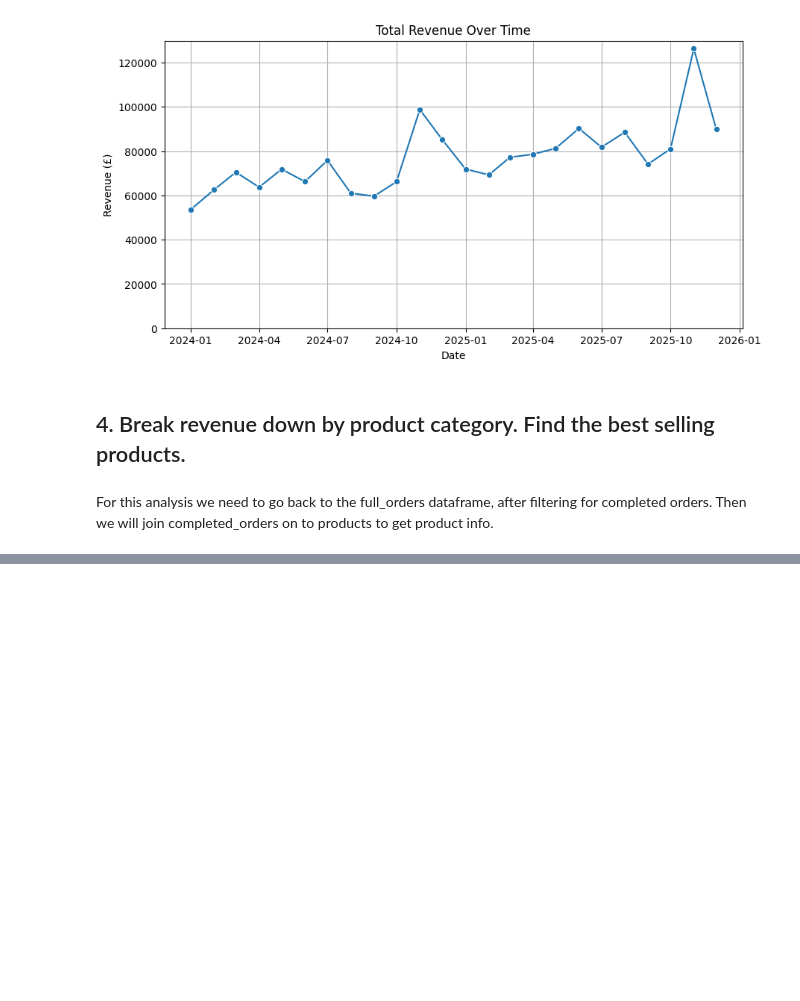
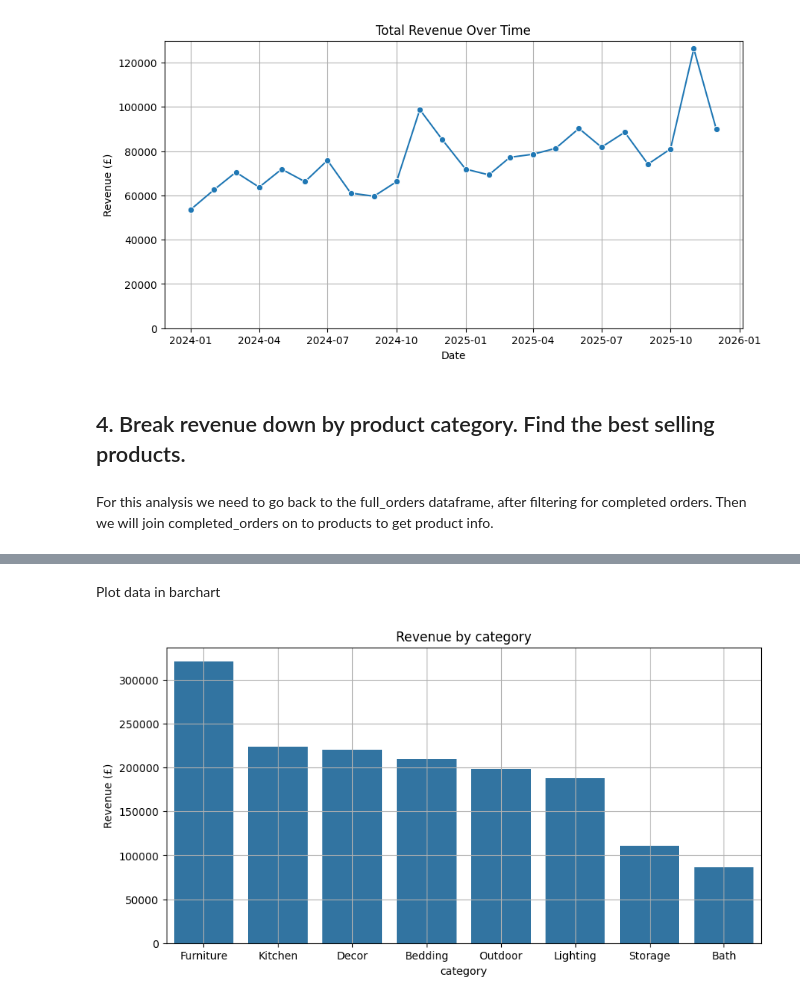
Before and after one commit to Mohamed-Shaheedullah/wayfair-python-analysis, a Jupyter notebook: wayfair-analysis.ipynb, the cells around one changed output, grey strips where cells are left out. Saved outputs shown, nothing was run; the diff lists cells and outputs as text; code cells hidden in the pictures; blank space fills up the shorter version.

Commit message:
cleaned category column and plotted revenue by category

```diff
--- a/wayfair-analysis.ipynb
+++ b/wayfair-analysis.ipynb
@@ -80,3 +80,5 @@ p_dupes = products.duplicated()
 print(p_dupes.sum())
 # %% [output]
 0
+# %%
+products['category'] = products['category'].str.strip().str.capitalize()
@@ -356,4 +374,6 @@ orders_with_products
 # %%
-revenue_per_category = orders_with_products.groupby('category')['list_price'].sum()
+revenue_per_category = round(orders_with_products.groupby('category')['list_price'].sum(), 2)
+# %%
+revenue_per_category = revenue_per_category.reset_index()
 # %%
-revenue_per_category
+revenue_per_category = revenue_per_category.sort_values(by='list_price', ascending=False)
@@ -377,0 +392,15 @@ Name: list_price, dtype: float64
+# %% [markdown]
+Plot data in barchart
+# %%
+# 3. Plot using Seaborn
+plt.figure(figsize=(10, 5))
+sns.barplot(data=revenue_per_category, x='category', y='list_price')
+
+plt.title('Revenue by category')
+plt.xlabel('category')
+plt.ylabel('Revenue (£)')
+plt.ylim(bottom=0)
+plt.grid(True)
+plt.show()
+# %% [output]
+[figure, added]
```
Also changed, not shown: parts of 5 cells of this notebook.
